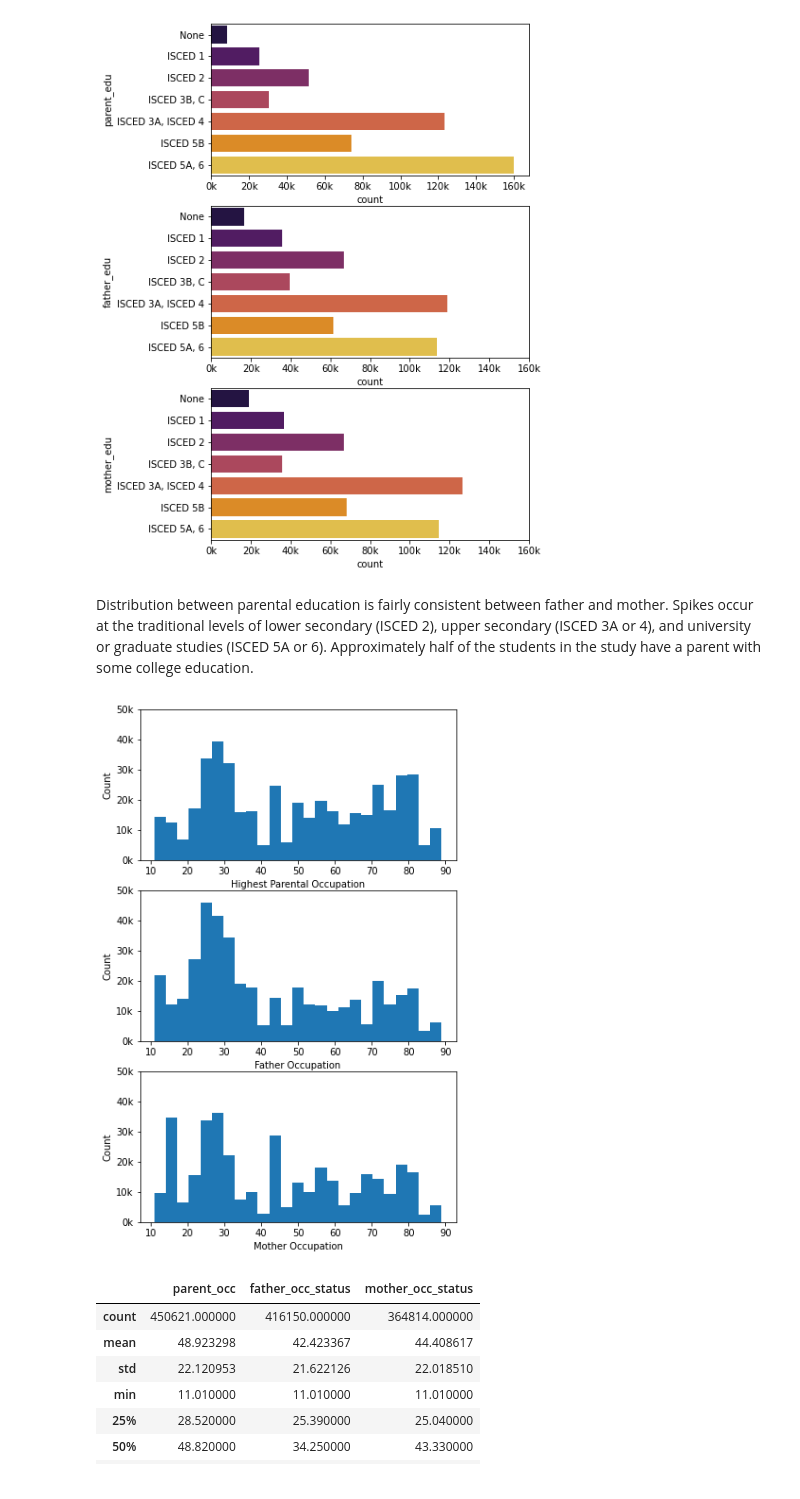
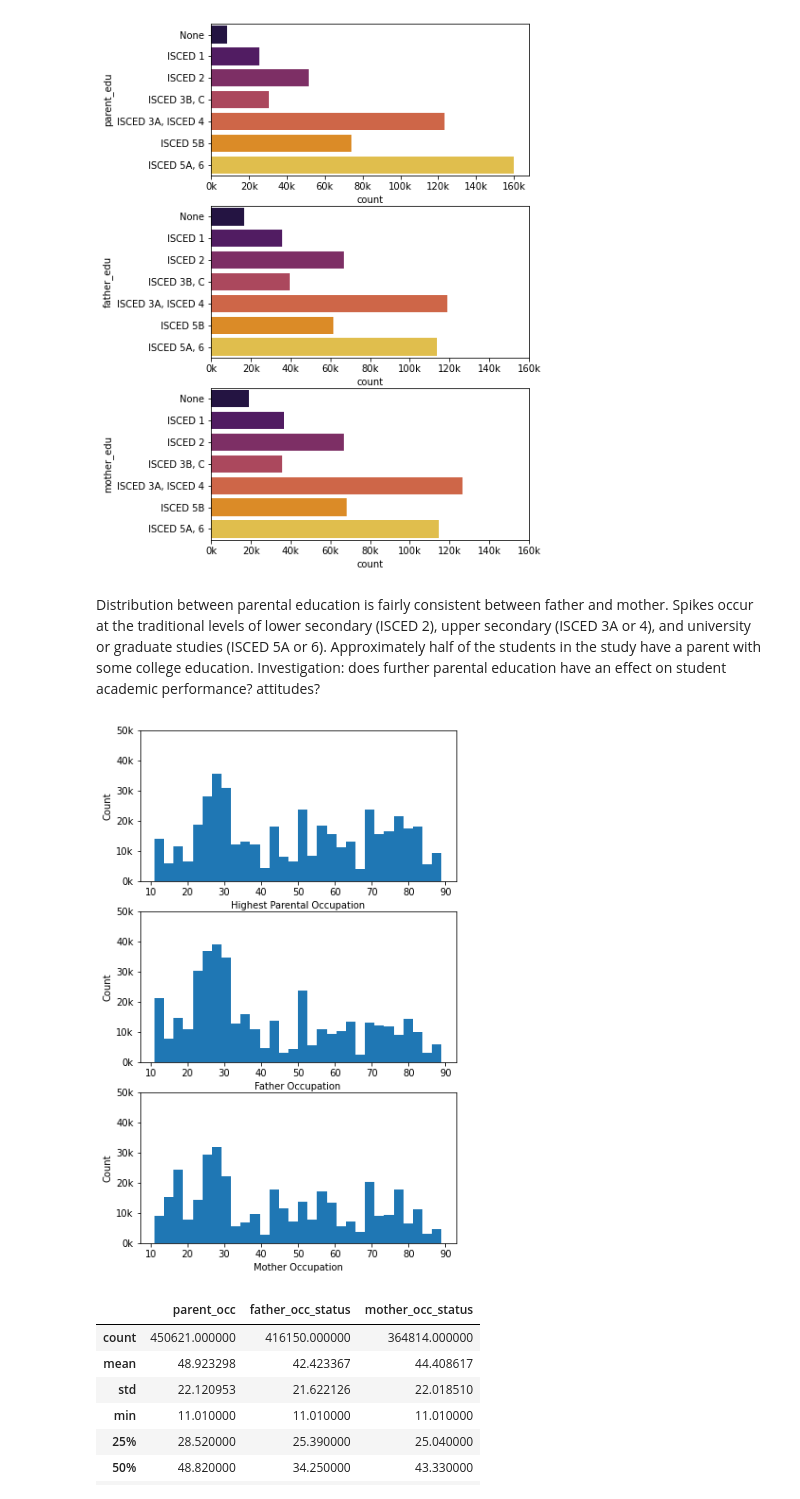
Before and after one commit to sjhaluck/International-Education-Data-Visualization, a Jupyter notebook: exploration_template.ipynb, the cells around one changed output. Cells and saved outputs as stored; diff of their text form; code cells hidden in the pictures.

```diff
--- a/exploration_template.ipynb
+++ b/exploration_template.ipynb
@@ -288,28 +286,28 @@ plt.xticks(xticks,xlabels);
 # %% [output]
 [figure]
 # %% [markdown]
-Distribution between parental education is fairly consistent between father and mother. Spikes occur at the traditional levels of lower secondary (ISCED 2), upper secondary (ISCED 3A or 4), and university or graduate studies (ISCED 5A or 6). Approximately half of the students in the study have a parent with some college education.
+Distribution between parental education is fairly consistent between father and mother. Spikes occur at the traditional levels of lower secondary (ISCED 2), upper secondary (ISCED 3A or 4), and university or graduate studies (ISCED 5A or 6). Approximately half of the students in the study have a parent with some college education. Investigation: does further parental education have an effect on student academic performance? attitudes?
 # %%
 yticks = np.arange(0,51000,10000)
 ylabels = ['0k','10k','20k','30k','40k','50k']
 plt.figure(figsize=(6,10))
 plt.subplot(311)
-plt.hist(pisa_data.parent_occ, bins = 25)
+plt.hist(pisa_data.parent_occ, bins = 30)
 plt.yticks(yticks,ylabels)
 plt.ylabel('Count')
 plt.xlabel('Highest Parental Occupation')
 plt.subplot(312)
-plt.hist(pisa_data.father_occ_status, bins = 25)
+plt.hist(pisa_data.father_occ_status, bins = 30)
 plt.yticks(yticks,ylabels)
 plt.ylabel('Count')
 plt.xlabel('Father Occupation')
 plt.subplot(313)
-plt.hist(pisa_data.mother_occ_status, bins = 25)
+plt.hist(pisa_data.mother_occ_status, bins = 30)
 plt.yticks(yticks,ylabels)
 plt.ylabel('Count')
 plt.xlabel('Mother Occupation');
 # %% [output]
-[figure, old version]
+[figure, new version]
 # %%
 pisa_data[['parent_occ','father_occ_status','mother_occ_status']].describe()
 # %% [output]
```
Also changed, not shown: parts of 17 cells of this notebook.
